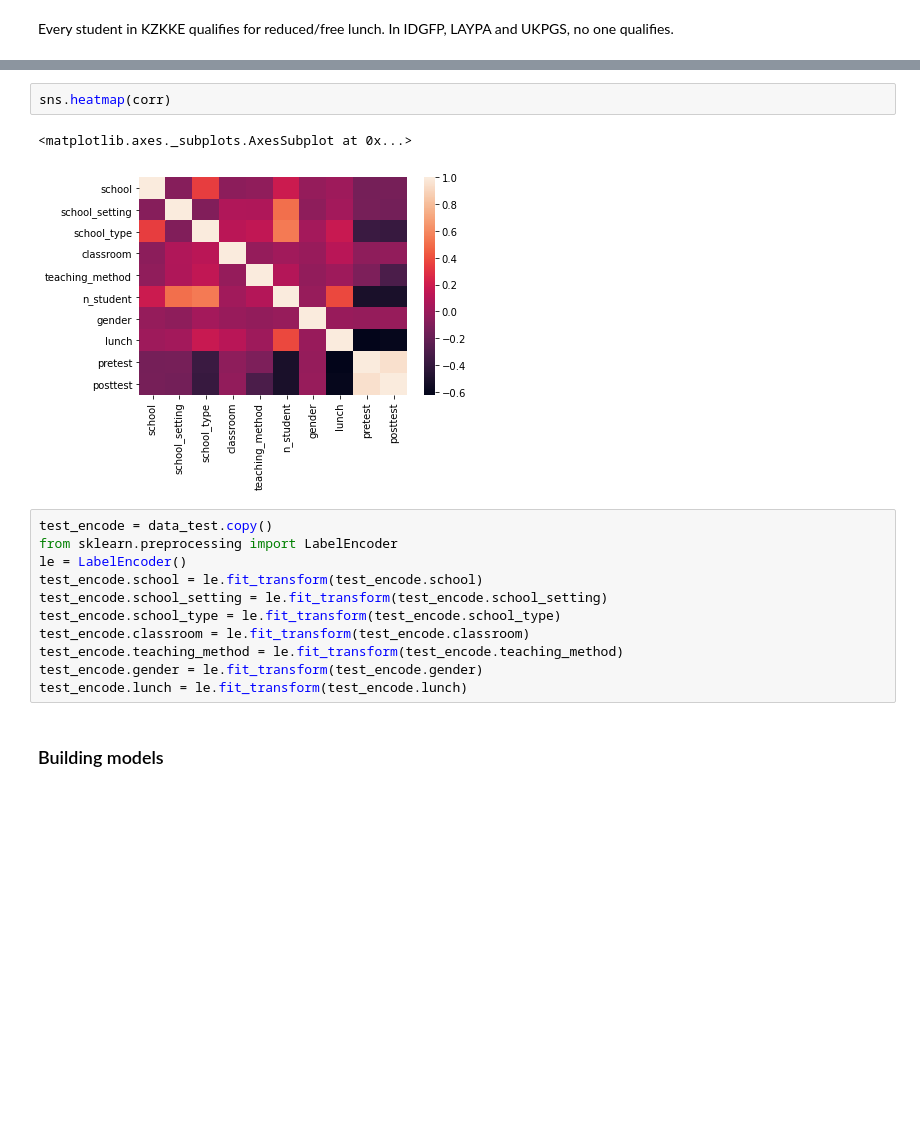
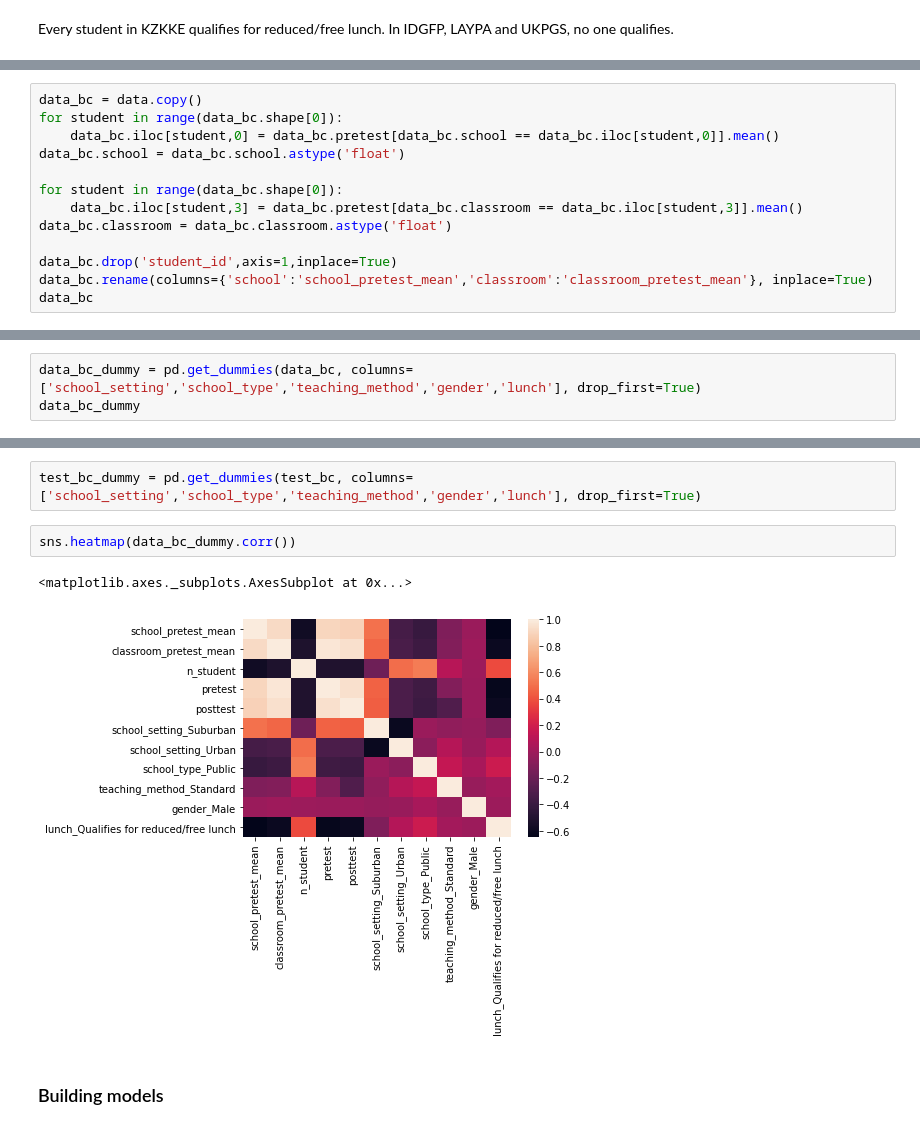
Before and after one commit to tolgarecep/test-scores, a Jupyter notebook: test-scores.ipynb, the cells around one changed output, grey strips where cells are left out. Cells and saved outputs as stored; diff of their text form; blank space fills up the shorter version.

```diff
--- a/test-scores.ipynb
+++ b/test-scores.ipynb
@@ -327,0 +307,13 @@ corr
+# %%
+data_bc = data.copy()
+for student in range(data_bc.shape[0]):
+    data_bc.iloc[student,0] = data_bc.pretest[data_bc.school == data_bc.iloc[student,0]].mean()
+data_bc.school = data_bc.school.astype('float')
+
+for student in range(data_bc.shape[0]):
+    data_bc.iloc[student,3] = data_bc.pretest[data_bc.classroom == data_bc.iloc[student,3]].mean()
+data_bc.classroom = data_bc.classroom.astype('float')
+
+data_bc.drop('student_id',axis=1,inplace=True)
+data_bc.rename(columns={'school':'school_pretest_mean','classroom':'classroom_pretest_mean'}, inplace=True)
+data_bc
@@ -327,0 +354,3 @@ corr
+# %%
+data_bc_dummy = pd.get_dummies(data_bc, columns=['school_setting','school_type','teaching_method','gender','lunch'], drop_first=True)
+data_bc_dummy
@@ -328,19 +371,10 @@ corr
+# %%
+test_bc_dummy = pd.get_dummies(test_bc, columns=['school_setting','school_type','teaching_method','gender','lunch'], drop_first=True)
 # %%
-sns.heatmap(corr)
+sns.heatmap(data_bc_dummy.corr())
 # %% [output]
 <matplotlib.axes._subplots.AxesSubplot at 0x...>
-[figure, old version]
+[figure, new version]
-# %%
-test_encode = data_test.copy()
-from sklearn.preprocessing import LabelEncoder
-le = LabelEncoder()
-test_encode.school = le.fit_transform(test_encode.school)
-test_encode.school_setting = le.fit_transform(test_encode.school_setting)
-test_encode.school_type = le.fit_transform(test_encode.school_type)
-test_encode.classroom = le.fit_transform(test_encode.classroom)
-test_encode.teaching_method = le.fit_transform(test_encode.teaching_method)
-test_encode.gender = le.fit_transform(test_encode.gender)
-test_encode.lunch = le.fit_transform(test_encode.lunch)
 # %% [markdown]
 <h3>Building models</h3>
 # %%
```
Also changed, not shown: parts of 22 cells of this notebook.
